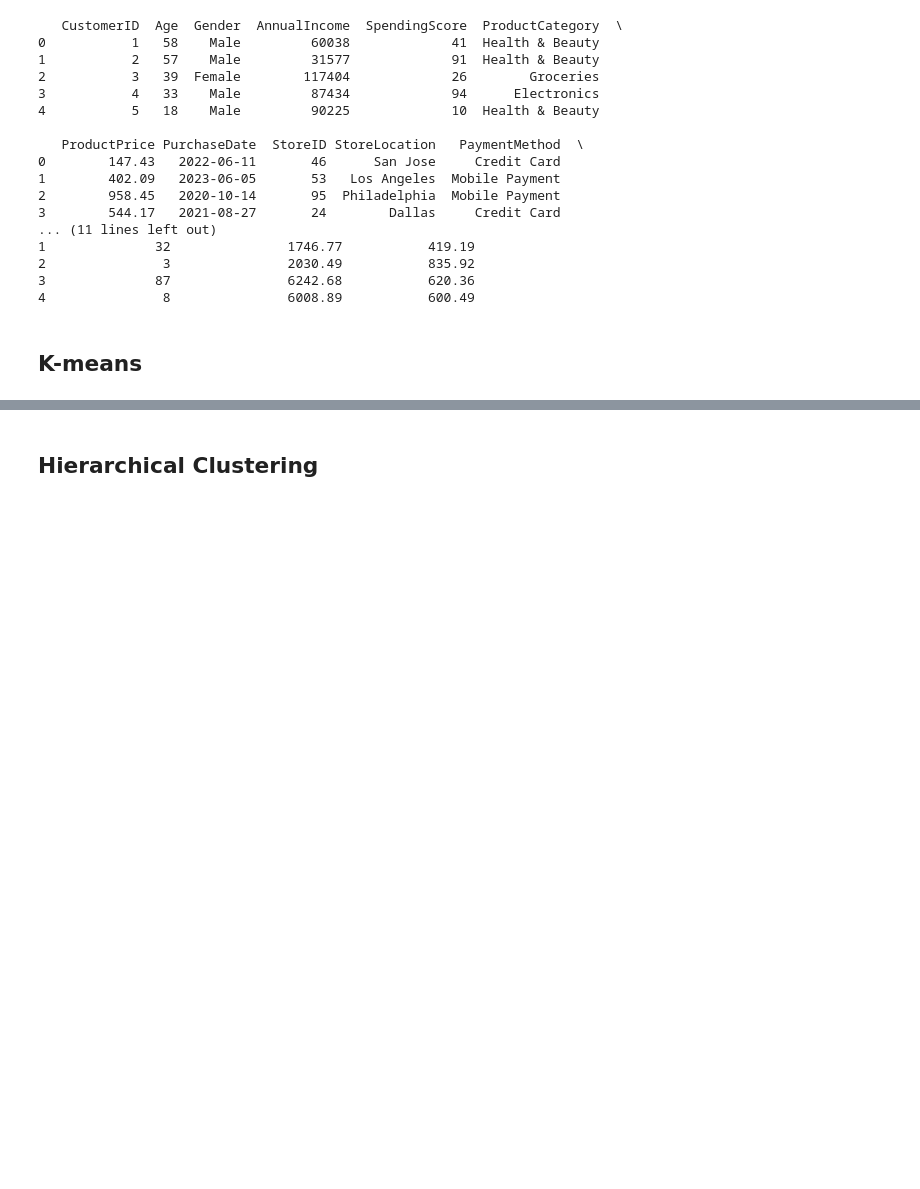
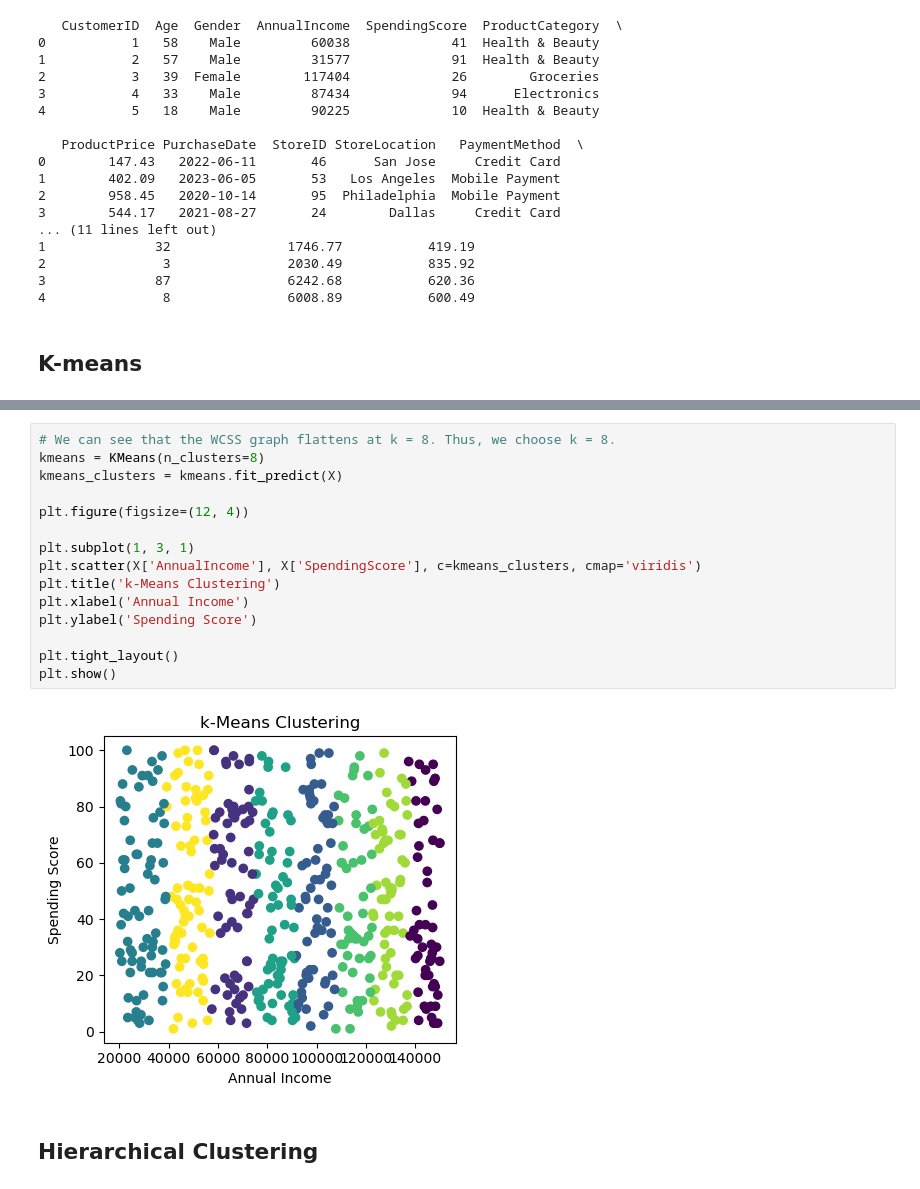
Before and after one commit to qnhn22/retail_analysis, a Jupyter notebook: Final_Project.ipynb, the cells around one changed output, grey strips where cells are left out. Drawn from its saved outputs; the diff is of its cells as text; blank space fills up the shorter version.

```diff
--- a/Final_Project.ipynb
+++ b/Final_Project.ipynb
@@ -525,3 +527,20 @@ plt.show()
+# %%
+# We can see that the WCSS graph flattens at k = 8. Thus, we choose k = 8.
+kmeans = KMeans(n_clusters=8)
+kmeans_clusters = kmeans.fit_predict(X)
+
+plt.figure(figsize=(12, 4))
+
+plt.subplot(1, 3, 1)
+plt.scatter(X['AnnualIncome'], X['SpendingScore'], c=kmeans_clusters, cmap='viridis')
+plt.title('k-Means Clustering')
+plt.xlabel('Annual Income')
+plt.ylabel('Spending Score')
+
+plt.tight_layout()
+plt.show()
+# %% [output]
+[figure, added]
 # %% [markdown]
 ## Hierarchical Clustering
 # %%
```
Also changed, not shown: parts of 2 cells of this notebook.
